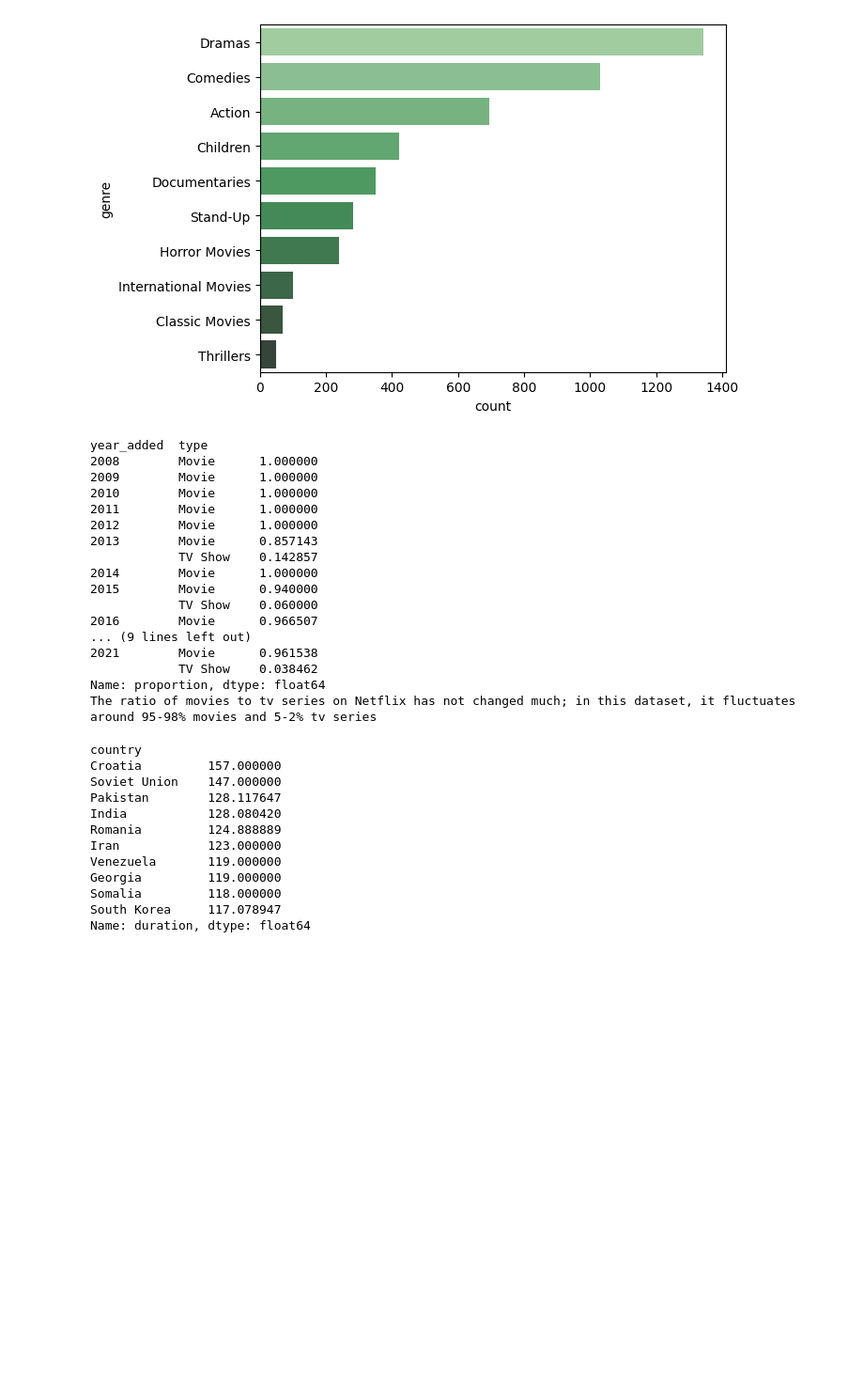
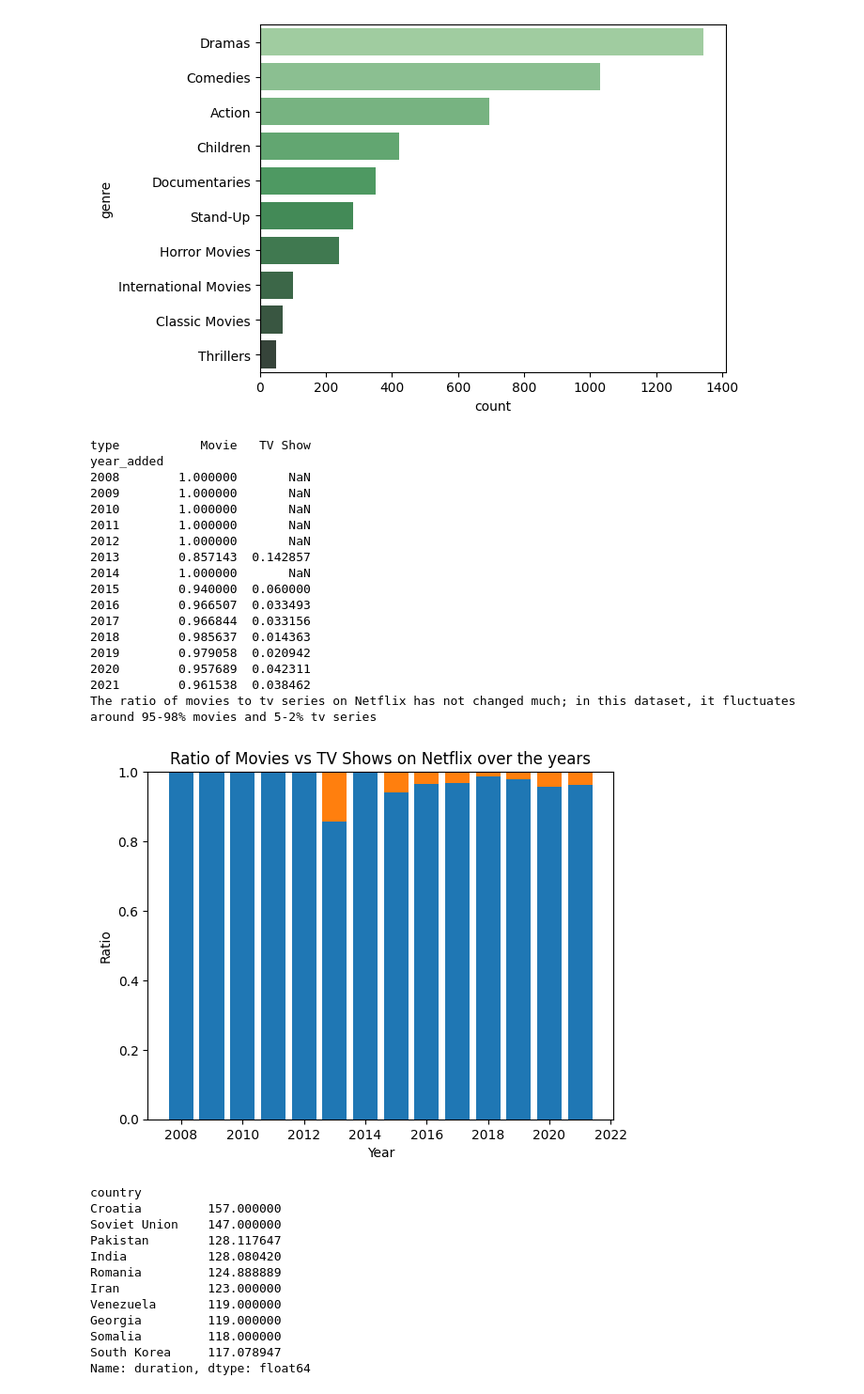
Before and after one commit to ppereira98/netflix-eda, a Jupyter notebook: eda.ipynb, the cells around one changed output. Shown at 94% size. Saved outputs shown, nothing was run; the diff lists cells and outputs as text; code cells hidden in the pictures; blank space fills up the shorter version.

```diff
--- a/eda.ipynb
+++ b/eda.ipynb
@@ -140,27 +140,36 @@ Passing `palette` without assigning `hue` is deprecated and will be removed in v
 # %%
 #Has the ratio of Movies vs TV Shows changed over the years?
 
-movies_series = df.groupby('year_added')['type'].value_counts(normalize=True)
+movies_series = (df.groupby('year_added')['type'].value_counts(normalize=True)).unstack()
 print(movies_series)
 print('The ratio of movies to tv series on Netflix has not changed much; in this dataset, it fluctuates around 95-98% movies and 5-2% tv series')
+
+fig, ax = plt.subplots()
+ax.bar(movies_series.index, movies_series['Movie'], label='Movies')
+ax.bar(movies_series.index, movies_series['TV Show'], label='TV Shows', bottom=movies_series['Movie'])
+ax.set_title('Ratio of Movies vs TV Shows on Netflix over the years')
+ax.set_ylabel('Ratio')
+ax.set_xlabel('Year')
+plt.show()
 # %% [output]
-year_added  type
-2008        Movie      1.000000
-2009        Movie      1.000000
-2010        Movie      1.000000
-2011        Movie      1.000000
-2012        Movie      1.000000
-2013        Movie      0.857143
-            TV Show    0.142857
-2014        Movie      1.000000
-2015        Movie      0.940000
-            TV Show    0.060000
-2016        Movie      0.966507
-... (9 lines left out)
-2021        Movie      0.961538
-            TV Show    0.038462
-Name: proportion, dtype: float64
+type           Movie   TV Show
+year_added
+2008        1.000000       NaN
+2009        1.000000       NaN
+2010        1.000000       NaN
+2011        1.000000       NaN
+2012        1.000000       NaN
+2013        0.857143  0.142857
+2014        1.000000       NaN
+2015        0.940000  0.060000
+2016        0.966507  0.033493
+2017        0.966844  0.033156
+2018        0.985637  0.014363
+2019        0.979058  0.020942
+2020        0.957689  0.042311
+2021        0.961538  0.038462
 The ratio of movies to tv series on Netflix has not changed much; in this dataset, it fluctuates around 95-98% movies and 5-2% tv series
+[figure, added]
 # %%
 #Which countries produce the longest movies on average?
 
```
Also changed, not shown: parts of 1 cell of this notebook.
